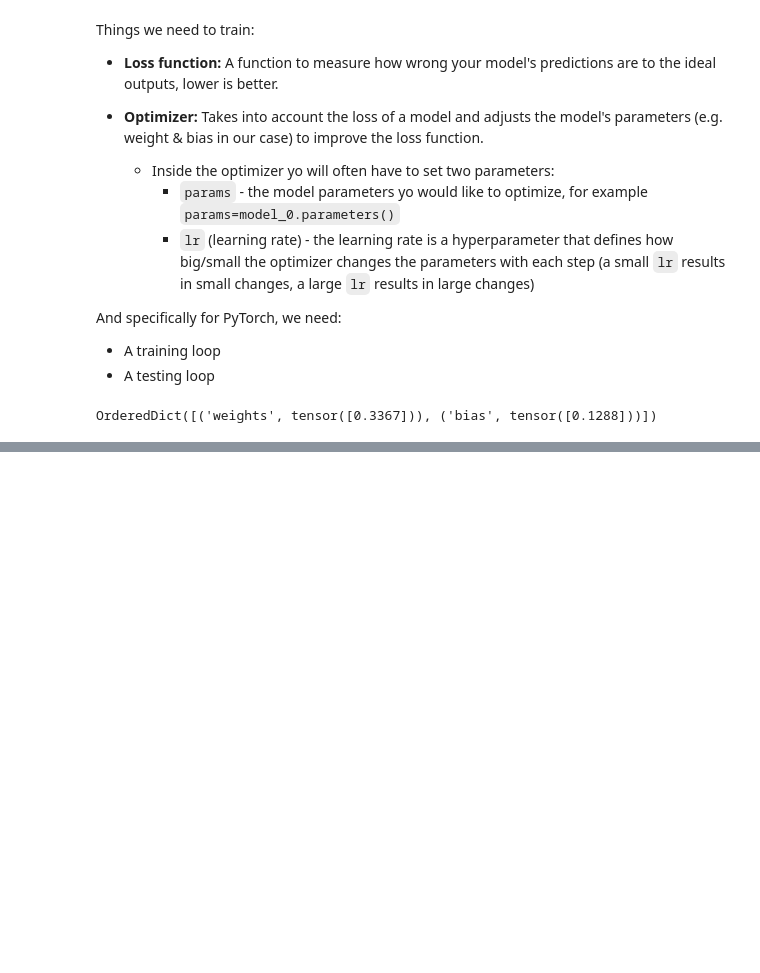
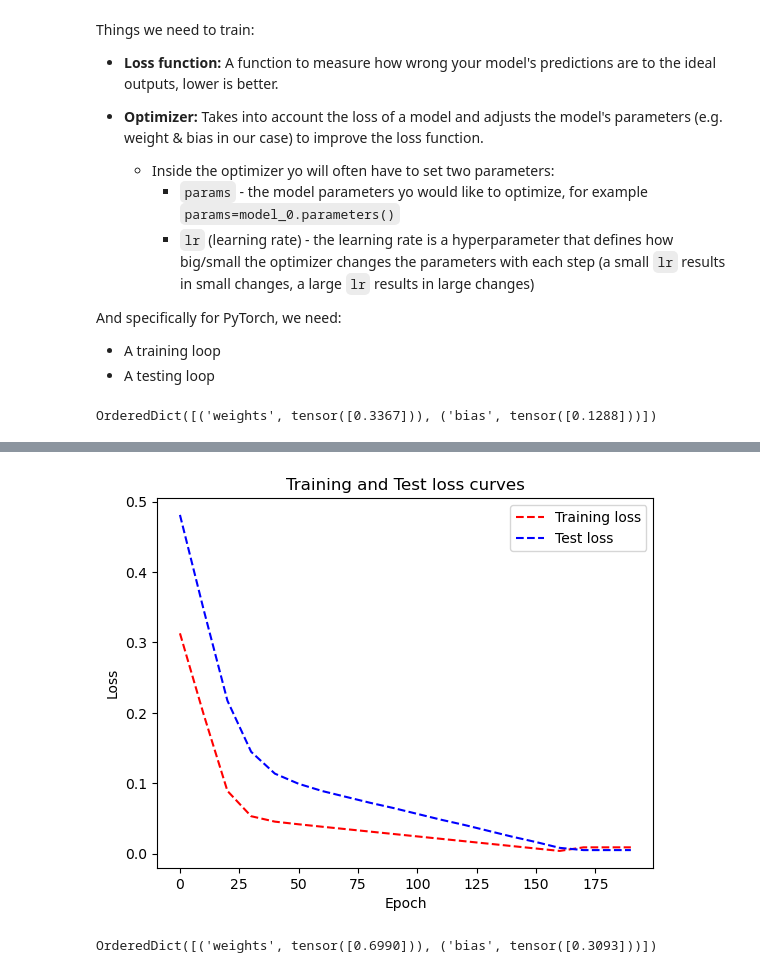
Before and after one commit to Alparslan-Tamer/pytorch-deep-learning, a Jupyter notebook: video_notebooks/01_pytorch_workflow_video.ipynb, the cells around one changed output, grey strips where cells are left out. Saved outputs shown, nothing was run; the diff lists cells and outputs as text; code cells hidden in the pictures; blank space fills up the shorter version.

```diff
--- a/video_notebooks/01_pytorch_workflow_video.ipynb
+++ b/video_notebooks/01_pytorch_workflow_video.ipynb
@@ -276,0 +354,13 @@ optimizer = torch.optim.SGD(params=model_0.parameters(),
+# %%
+plt.plot(epoch_count, loss_values, 'r--', label='Training loss')
+plt.plot(epoch_count, test_loss_values, 'b--', label='Test loss')
+plt.title('Training and Test loss curves')
+plt.xlabel('Epoch')
+plt.ylabel('Loss')
+plt.legend();
+# %% [output]
+[figure, added]
+# %%
+model_0.state_dict()
+# %% [output]
+OrderedDict([('weights', tensor([0.6990])), ('bias', tensor([0.3093]))])
```
Also changed, not shown: parts of 41 cells of this notebook, 5 other files.
